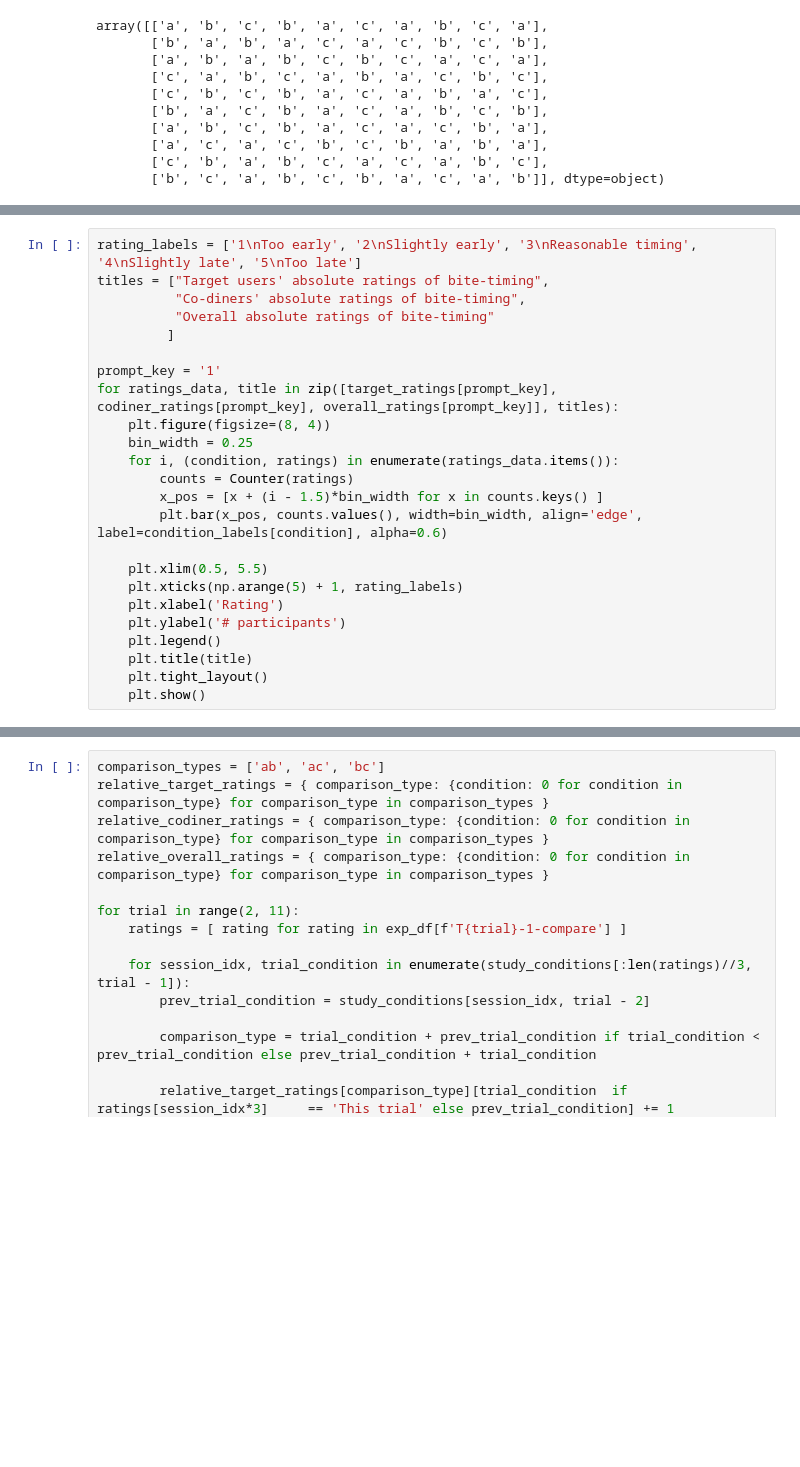
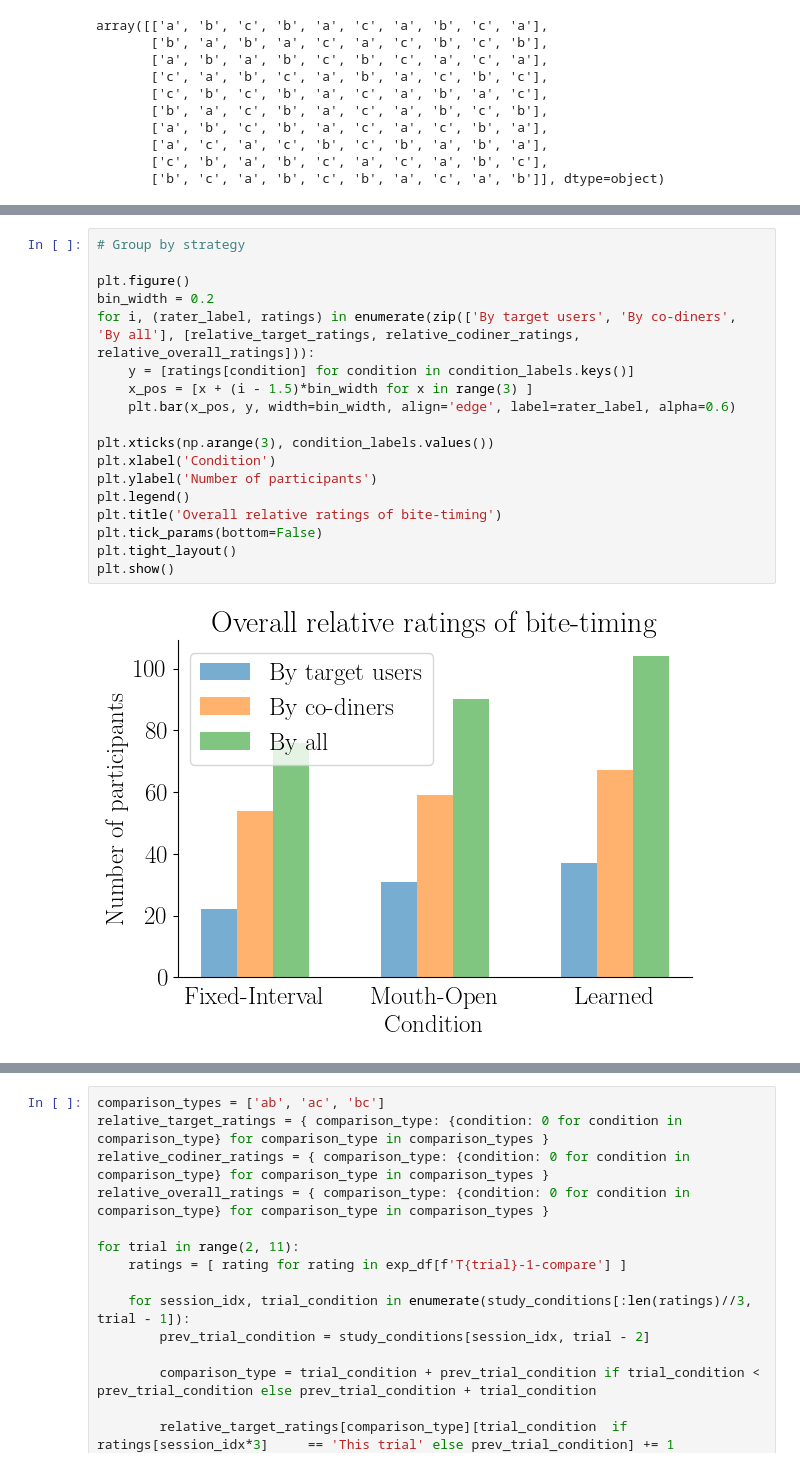
Before and after one commit to empriselab/social-dining, a Jupyter notebook: src/analysis/user_study_questionnaires_stats.ipynb, the cells around one changed output, grey strips where cells are left out. Drawn from its saved outputs; the diff is of its cells as text; blank space fills up the shorter version.

```diff
--- a/src/analysis/user_study_questionnaires_stats.ipynb
+++ b/src/analysis/user_study_questionnaires_stats.ipynb
@@ -800,24 +792,0 @@ for ratings_data, title in zip([target_ratings[prompt_key], codiner_ratings[prom
-# %%
-rating_labels = ['1\nToo early', '2\nSlightly early', '3\nReasonable timing', '4\nSlightly late', '5\nToo late']
-titles = ["Target users' absolute ratings of bite-timing",
-          "Co-diners' absolute ratings of bite-timing",
-          "Overall absolute ratings of bite-timing"
-         ]
-
-prompt_key = '1'
-for ratings_data, title in zip([target_ratings[prompt_key], codiner_ratings[prompt_key], overall_ratings[prompt_key]], titles):
-    plt.figure(figsize=(8, 4))
-    bin_width = 0.25
-    for i, (condition, ratings) in enumerate(ratings_data.items()):
-        counts = Counter(ratings)
-        x_pos = [x + (i - 1.5)*bin_width for x in counts.keys() ]
-        plt.bar(x_pos, counts.values(), width=bin_width, align='edge', label=condition_labels[condition], alpha=0.6)
-
-    plt.xlim(0.5, 5.5)
-    plt.xticks(np.arange(5) + 1, rating_labels)
-    plt.xlabel('Rating')
-    plt.ylabel('# participants')
-    plt.legend()
-    plt.title(title)
-    plt.tight_layout()
-    plt.show()
@@ -863,0 +814,20 @@ for ratings_data, title in zip([target_ratings[prompt_key], codiner_ratings[prom
+# %%
+# Group by strategy
+
+plt.figure()
+bin_width = 0.2
+for i, (rater_label, ratings) in enumerate(zip(['By target users', 'By co-diners', 'By all'], [relative_target_ratings, relative_codiner_ratings, relative_overall_ratings])):
+    y = [ratings[condition] for condition in condition_labels.keys()]
+    x_pos = [x + (i - 1.5)*bin_width for x in range(3) ]
+    plt.bar(x_pos, y, width=bin_width, align='edge', label=rater_label, alpha=0.6)
+
+plt.xticks(np.arange(3), condition_labels.values())
+plt.xlabel('Condition')
+plt.ylabel('Number of participants')
+plt.legend()
+plt.title('Overall relative ratings of bite-timing')
+plt.tick_params(bottom=False)
+plt.tight_layout()
+plt.show()
+# %% [output]
+[figure, added]
```
Also changed, not shown: parts of 80 cells of this notebook.
